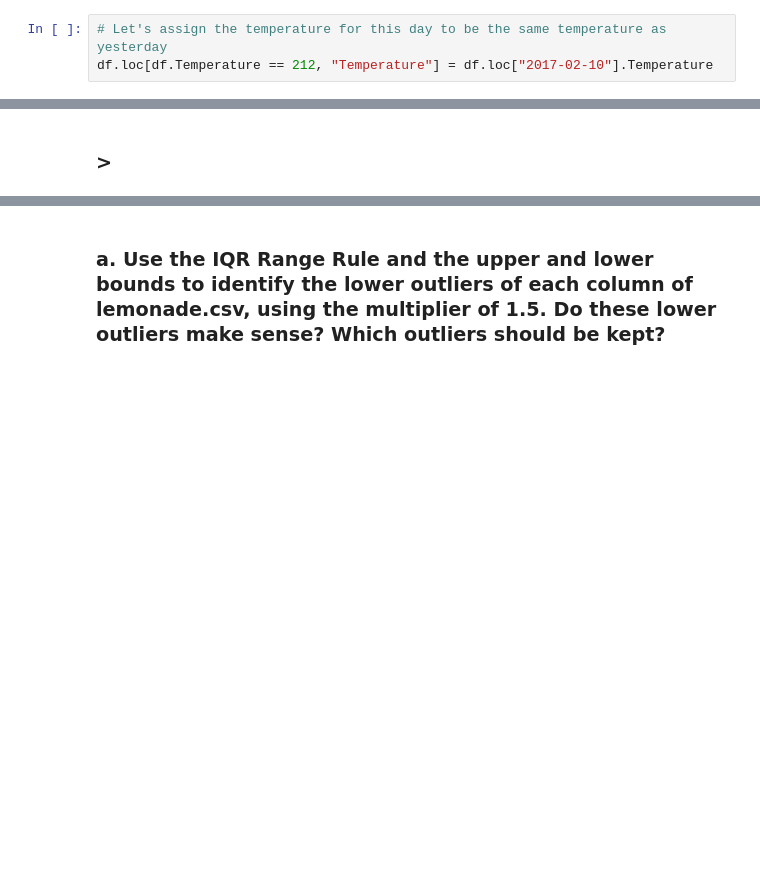
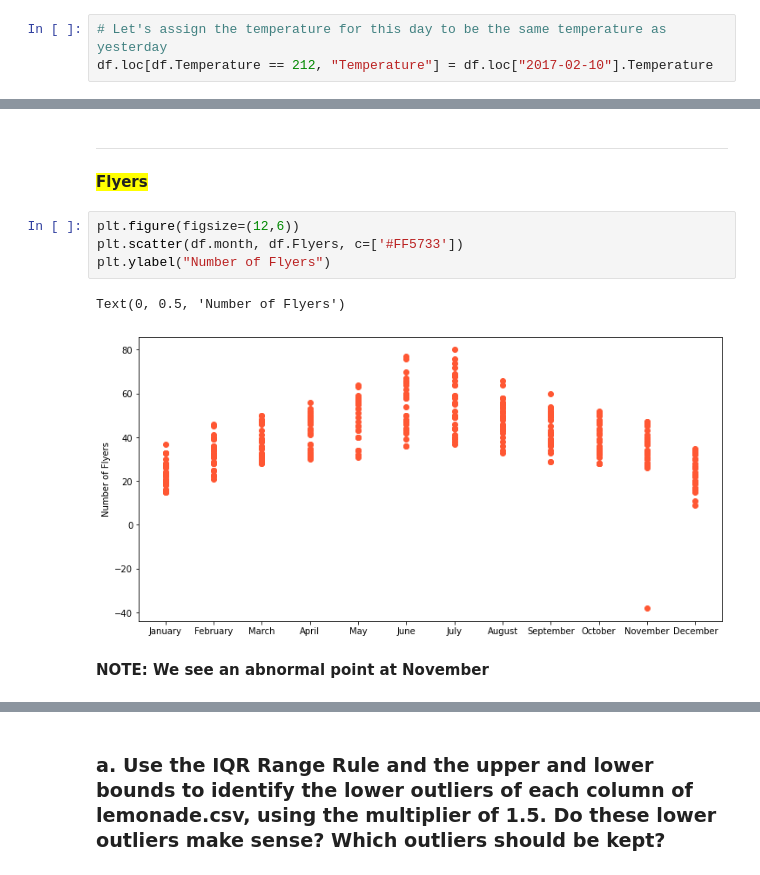
Before and after one commit to m3redithw/anomaly-detection-exercises, a Jupyter notebook: continuous_probabilistic_methods.ipynb, the cells around one changed output, grey strips where cells are left out. Cells and saved outputs as stored; diff of their text form; blank space fills up the shorter version.

```diff
--- a/continuous_probabilistic_methods.ipynb
+++ b/continuous_probabilistic_methods.ipynb
@@ -100,2 +111,13 @@ df.loc[df.Temperature == 212, "Temperature"] = df.loc["2017-02-10"].Temperature
 # %% [markdown]
-### >
+***
+# %% [markdown]
+**<span style="background-color: #FFFF00">Flyers</span>**
+# %%
+plt.figure(figsize=(12,6))
+plt.scatter(df.month, df.Flyers, c=['#FF5733'])
+plt.ylabel("Number of Flyers")
+# %% [output]
+Text(0, 0.5, 'Number of Flyers')
+[figure, added]
+# %% [markdown]
+**NOTE: We see an abnormal point at November**
```
Also changed, not shown: parts of 19 cells of this notebook.
